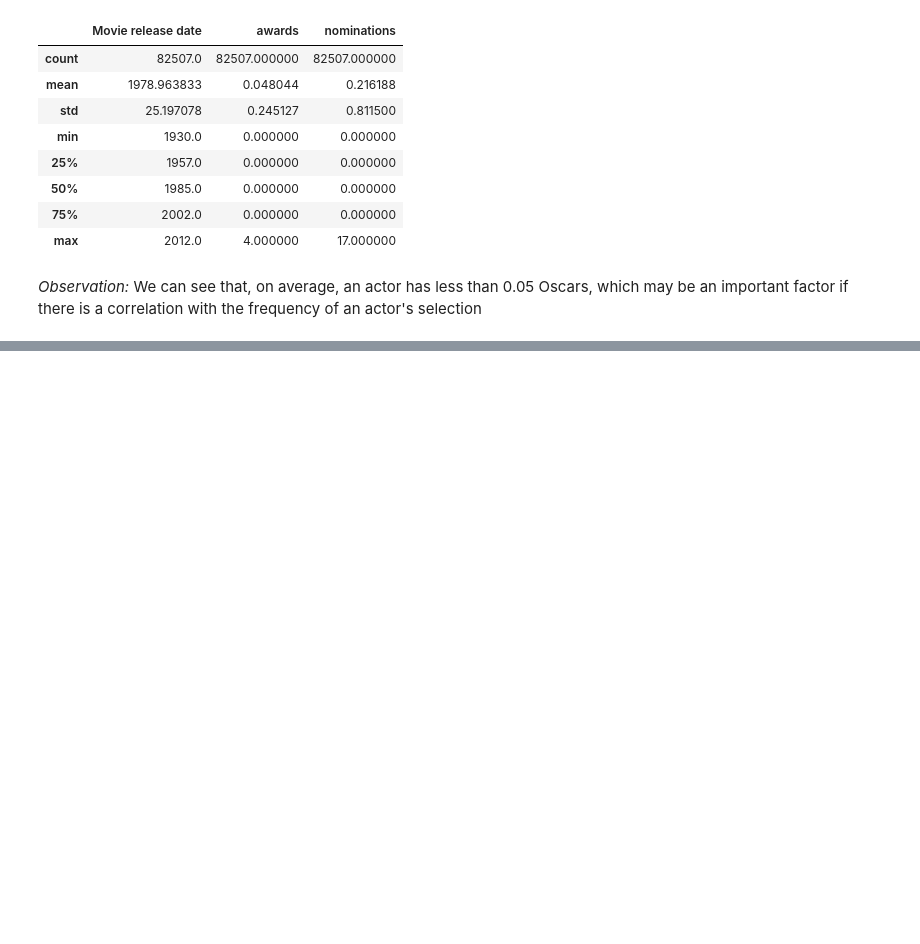
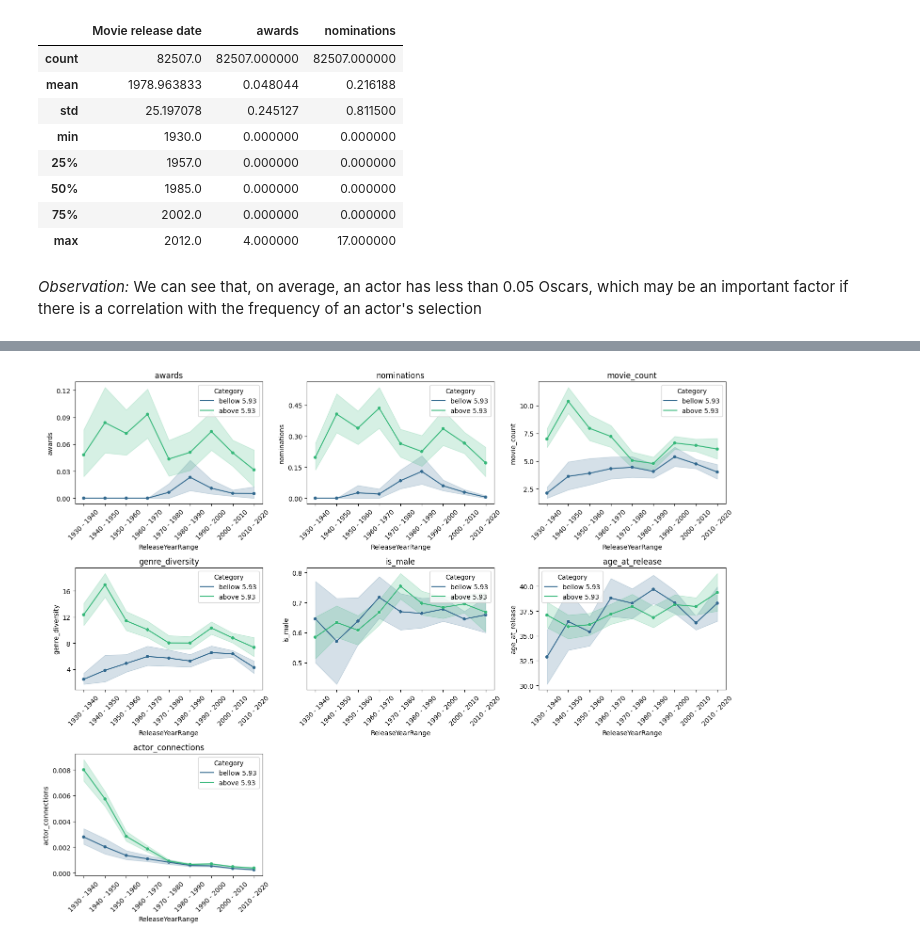
Before and after one commit to epfl-ada/ada-2023-project-dromadaire, a Jupyter notebook: P3_final.ipynb, the cells around one changed output, grey strips where cells are left out. Drawn from its saved outputs; the diff is of its cells as text; code cells hidden in the pictures; blank space fills up the shorter version.

Commit message:
Merge done

```diff
--- a/P3_final.ipynb
+++ b/P3_final.ipynb
@@ -693,0 +684,2 @@ actors
+# %%
+movies_actors_merge = pd.read_pickle("./data/movies_actors_merge.pkl")
@@ -693,0 +688,10 @@ actors
+# %%
+# Calculate the 30th and 70th percentiles
+low_threshold = movies_actors_merge['averageRating'].quantile(0.05)
+high_threshold = movies_actors_merge['averageRating'].quantile(0.95)
+
+# Filter the DataFrame to keep only the rows in the lowest 30% and highest 30%
+movies_actors_reduced = movies_actors_merge[(movies_actors_merge['averageRating'] <= low_threshold) | (movies_actors_merge['averageRating'] >= high_threshold)].copy()
+movies_actors_reduced['is_good'] = movies_actors_reduced['averageRating']> 6
+movies_actors_reduced['has_award']= movies_actors_reduced['awards'] > 0
+movies_actors_reduced['has_nomination'] = movies_actors_reduced['nominations'] > 0
@@ -693,0 +704,67 @@ actors
+# %%
+def do_fancy_ecpi_cute_plot(df, cat, diff, x, y_list, titles, ncols=3, max_y_ticks=5):
+
+    nrows = -(-len(y_list) // ncols)
+
+    fig, axes = plt.subplots(nrows, ncols, figsize=(5 * ncols, 4 * nrows))
+
+    lo = df.query(f'{diff} < @{cat}').copy()
+    hi = df.query(f'{diff} >= @{cat}').copy()
+    # me = df.copy()
+
+    lo.loc[:, 'Category'] = 'bellow {}'.format(globals()[cat])
+    hi.loc[:, 'Category'] = 'above {}'.format(globals()[cat])
+    # me.loc[:, 'Category'] = 'mean'
+
+    for i, (y, title) in enumerate(zip(y_list, titles)):
+
+        lo_filtered = lo[lo[y].notna()]
+        hi_filtered = hi[hi[y].notna()]
+        # me_filtered = me[me[y].notna()]
+
+        lo_filtered.loc[:, y] = pd.to_numeric(lo_filtered[y])
+        hi_filtered.loc[:, y] = pd.to_numeric(hi_filtered[y])
+        # me_filtered.loc[:, y] = pd.to_numeric(me_filtered[y])
+
+        lo_filtered_mean = lo_filtered.groupby(x)[y].mean().reset_index()
+        lo_filtered_mean['Category'] = 'bellow {}'.format(globals()[cat])
+
+        hi_filtered_mean = hi_filtered.groupby(x)[y].mean().reset_index()
+        hi_filtered_mean['Category'] = 'above {}'.format(globals()[cat])
+
+        # me_filtered_mean = me_filtered.groupby(x)[y].mean().reset_index()
+        # me_filtered_mean['Category'] = 'mean'
+
+        # frame = pd.concat([lo_filtered, hi_filtered, me_filtered])
+        frame = pd.concat([lo_filtered, hi_filtered])
+
+        # frame_mean = pd.concat([lo_filtered_mean, hi_filtered_mean, me_filtered_mean])
+        frame_mean = pd.concat([lo_filtered_mean, hi_filtered_mean])
+
+        ax = axes[i // ncols, i % ncols]
+        sns.lineplot(data=frame, x=x, y=y, hue='Category', errorbar='ci', palette='viridis', ax=ax)
+        sns.scatterplot(data=frame_mean, x=x, y=y, hue='Category', palette='viridis', ax=ax, legend=False, marker='o', s=30)
+        ax.set_title(title)
+        ax.legend(title='Category')
+
+        # Rotate x-axis labels
+        for label in ax.get_xticklabels():
+            label.set_rotation(45)
+
+        # Set y-axis tick frequency
+        ax.yaxis.set_major_locator(MaxNLocator(nbins=max_y_ticks))
+
+
+    # Turn off any unused subplots
+    for j in range(i + 1, nrows * ncols):
+        axes[j // ncols, j % ncols].axis('off')
+
+    plt.tight_layout()
+    plt.show()
+
+mean_rating = round(movies_actors_reduced['averageRating'].mean(), 2)
+do_fancy_ecpi_cute_plot(movies_actors_reduced, 'mean_rating', 'averageRating', 'ReleaseYearRange',
+                        ['awards', 'nominations', 'movie_count', 'genre_diversity', 'is_male', 'age_at_release', 'actor_connections'],
+                        ['awards', 'nominations', 'movie_count', 'genre_diversity', 'is_male', 'age_at_release', 'actor_connections'])
+# %% [output]
+[figure, added]
```
Also changed, not shown: parts of 49 cells of this notebook.
